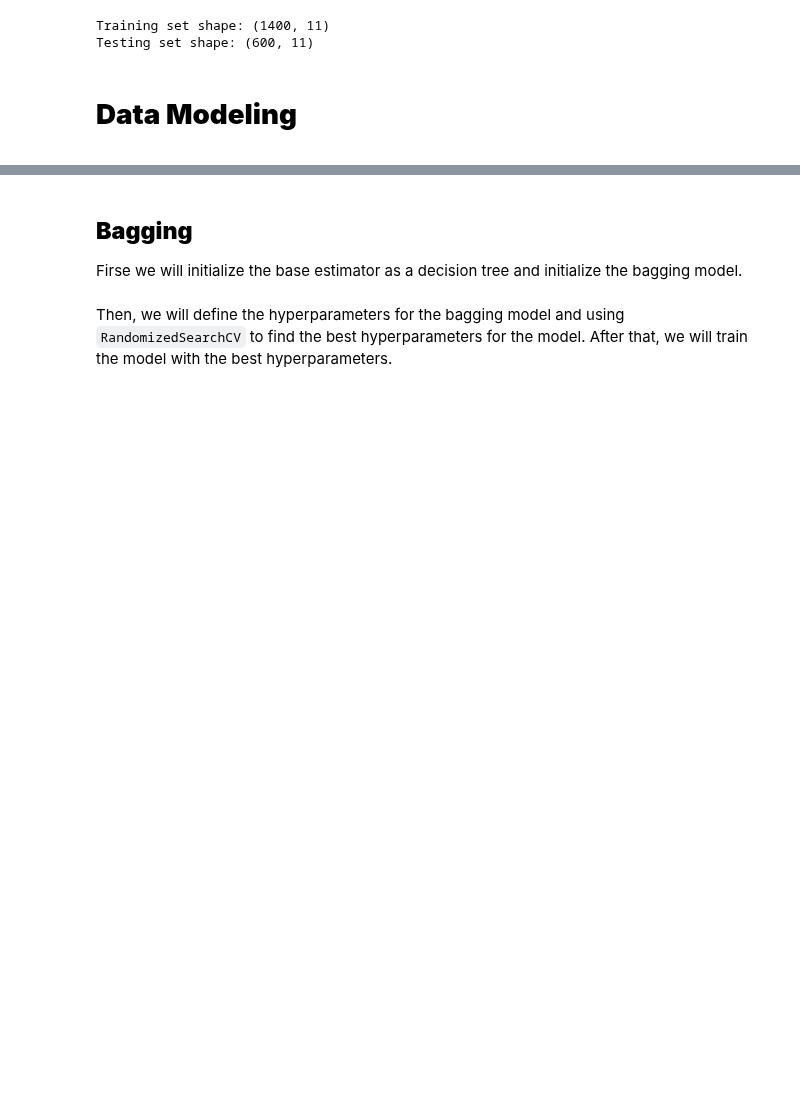
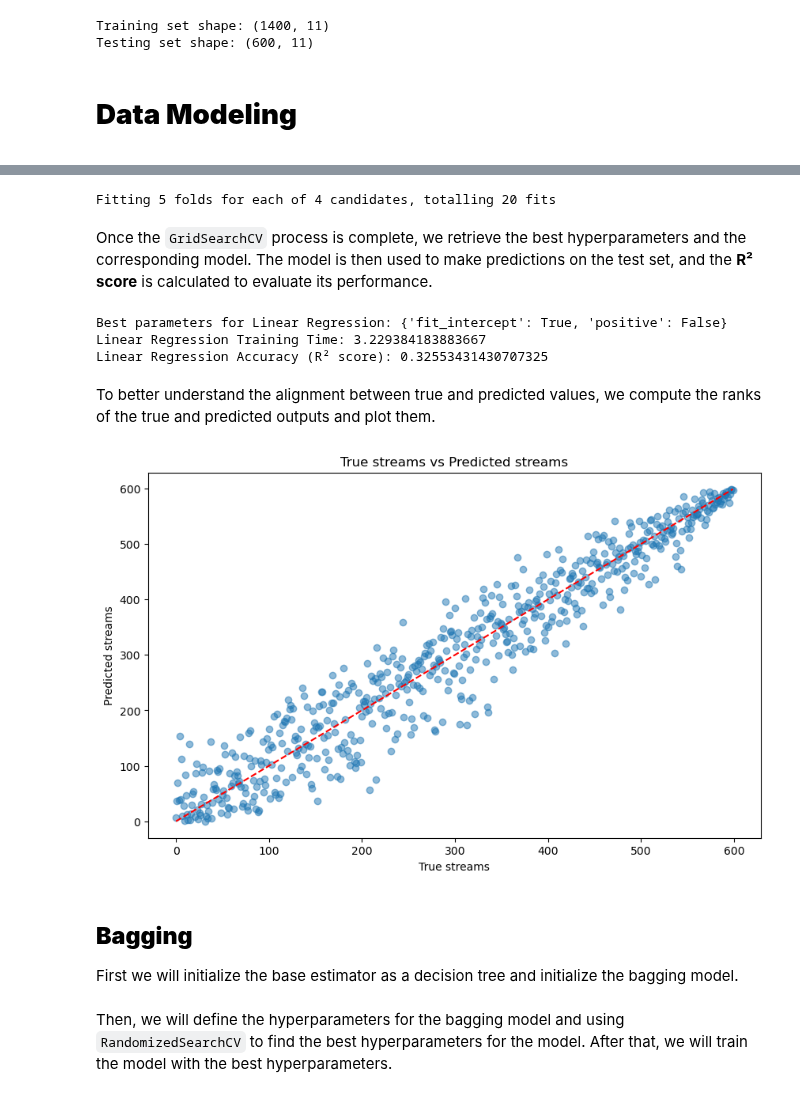
Before and after one commit to pililover/DataScience-Jobs-Market, a Jupyter notebook: SOURCECODE/Data_modeling.ipynb, the cells around one changed output, grey strips where cells are left out. Cells and saved outputs as stored; diff of their text form; code cells hidden in the pictures; blank space fills up the shorter version.

Commit message:
update linear regression

```diff
--- a/SOURCECODE/Data_modeling.ipynb
+++ b/SOURCECODE/Data_modeling.ipynb
@@ -459,0 +466,2 @@ Testing set shape: (600, 11)
+# %%
+lin_reg = LinearRegression()
@@ -460,7 +475,57 @@ Testing set shape: (600, 11)
+# %%
+param_grid = {
+    'fit_intercept': [True, False],
+    'positive': [True, False]
+}
+
+linreg_grid_search = GridSearchCV(
+    estimator=lin_reg,
+    param_grid=param_grid,
+    cv=5,           # 5-fold cross-validation
+    n_jobs=-1,      # Use all available cores
+    verbose=1       # Print progress
+)
+
+time_start = time.time()
+linreg_grid_search.fit(X_train, y_train)
+time_end = time.time()
+linreg_time = time_end - time_start
+# %% [output]
+Fitting 5 folds for each of 4 candidates, totalling 20 fits
+# %% [markdown]
+Once the `GridSearchCV` process is complete, we retrieve the best hyperparameters and the corresponding model. The model is then used to make predictions on the test set, and the **R² score** is calculated to evaluate its performance.
+# %%
+best_linreg_params = linreg_grid_search.best_params_
+best_linreg_model = linreg_grid_search.best_estimator_
+
+y_pred = best_linreg_model.predict(X_test)
+
+print("Best parameters for Linear Regression:", best_linreg_params)
+print("Linear Regression Training Time:", linreg_time)
+print("Linear Regression Accuracy (R² score):", r2_score(y_test, y_pred))
+# %% [output]
+Best parameters for Linear Regression: {'fit_intercept': True, 'positive': False}
+Linear Regression Training Time: 3.229384183883667
+Linear Regression Accuracy (R² score): 0.32553431430707325
+# %% [markdown]
+To better understand the alignment between true and predicted values, we compute the ranks of the true and predicted outputs and plot them.
+# %%
+true_streams = np.argsort(np.argsort(y_test))
+pred_streams = np.argsort(np.argsort(y_pred))
+
+plt.figure(figsize=(10, 6))
+plt.scatter(true_streams, pred_streams, alpha=0.5)
+plt.plot([min(true_streams), max(true_streams)], [min(true_streams), max(true_streams)], color='red', linestyle='--')
+plt.xlabel('True streams')
+plt.ylabel('Predicted streams')
+plt.title('True streams vs Predicted streams')
+plt.show()
+# %% [output]
+[figure, added]
 # %% [markdown]
 ## **Bagging**
 <a id="4.3"></a>
-Firse we will initialize the base estimator as a decision tree and initialize the bagging model.
+First we will initialize the base estimator as a decision tree and initialize the bagging model.
 # %%
 # Base estimator
 dtree = DecisionTreeRegressor(random_state=42)
```
Also changed, not shown: parts of 8 cells of this notebook.
